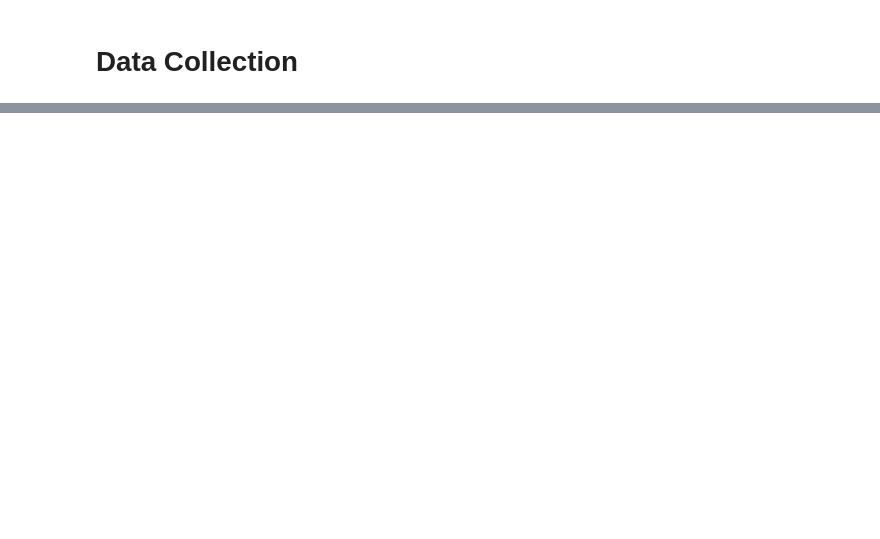
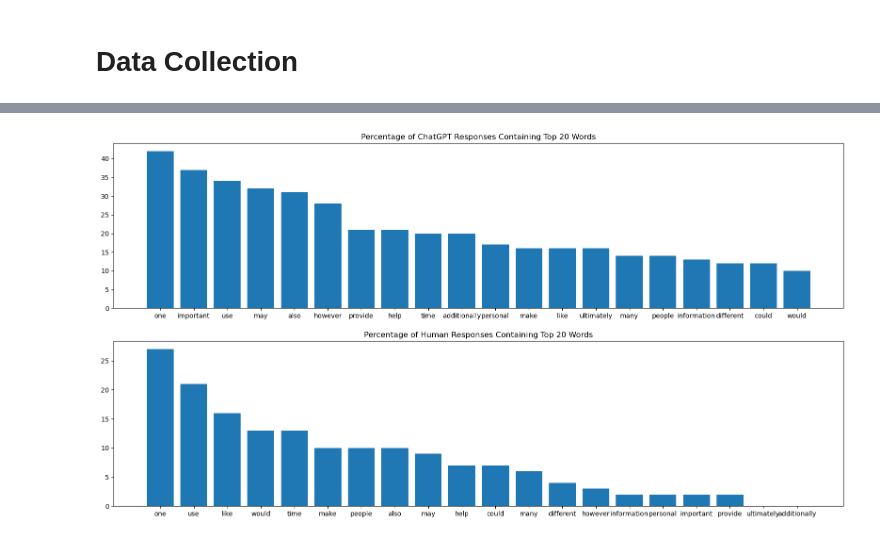
Before and after one commit to rustybucket-cloud/chatgpt-detection-app, a Jupyter notebook: notebooks/data.ipynb, the cells around one changed output, grey strips where cells are left out. Drawn from its saved outputs; the diff is of its cells as text; code cells hidden in the pictures; blank space fills up the shorter version.

```diff
--- a/notebooks/data.ipynb
+++ b/notebooks/data.ipynb
@@ -126,0 +269,19 @@ plt.bar(["human", "ChatGPT"], [human_median, ai_median])
+# %%
+def get_percentages(texts):
+  percentages = {}
+  for text in texts:
+    for word in top_20_ai_words:
+      if word[0] in text.lower():
+        if word[0] in percentages:
+          percentages[word[0]] += 1
+        else:
+          percentages[word[0]] = 1
+
+  percentages = [(word, count) for word, count in percentages.items()]
+  percentages = sorted(percentages, key=lambda x: x[1], reverse=True)
+  percentages = [(word, round((count / len(texts)) * 100)) for word, count in percentages]
+
+  return percentages
+
+ai_percentages = get_percentages(df[df["category"] == "ChatGPT"]["text"].values)
+human_percentages = get_percentages(df[df["category"] == "human"]["text"].values)
@@ -126,0 +338,22 @@ plt.bar(["human", "ChatGPT"], [human_median, ai_median])
+# %%
+human_percentages_x = [item[0] for item in human_percentages]
+human_percentages_y = [item[1] for item in human_percentages]
+
+ai_percentages_x = [item[0] for item in ai_percentages]
+ai_percentages_y = [item[1] for item in ai_percentages]
+
+fig = plt.figure()
+fig.set_figheight(10)
+fig.set_figwidth(20)
+
+plt.subplot(2, 1, 1)
+plt.bar(ai_percentages_x, ai_percentages_y)
+plt.title("Percentage of ChatGPT Responses Containing Top 20 Words")
+
+plt.subplot(2, 1, 2)
+plt.bar(human_percentages_x, human_percentages_y)
+plt.title("Percentage of Human Responses Containing Top 20 Words")
+
+plt.show()
+# %% [output]
+[figure, added]
```
Also changed, not shown: parts of 7 cells of this notebook, 31 other files.
